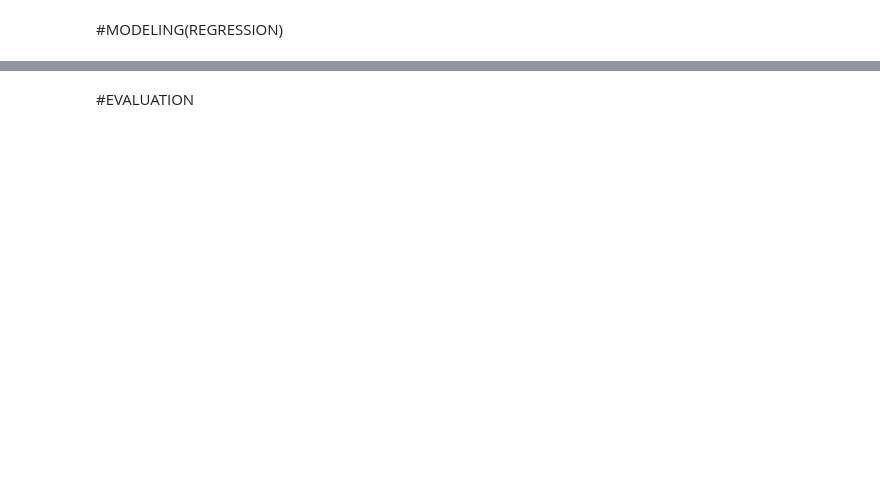
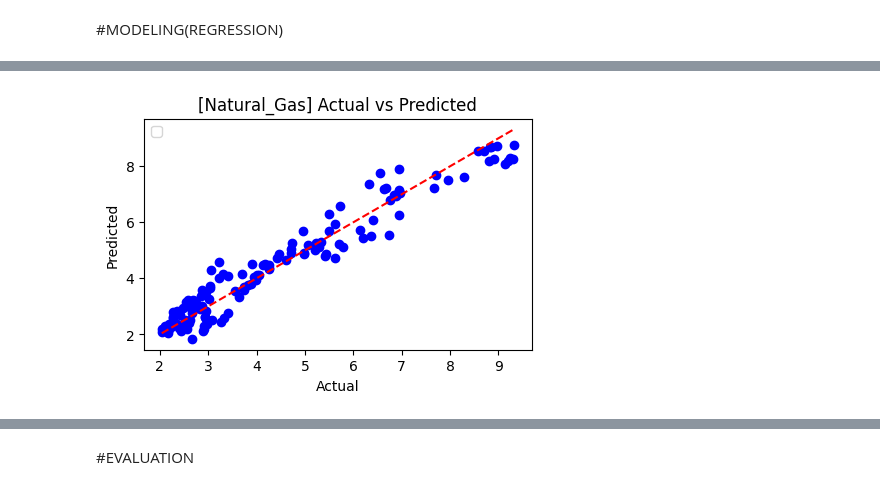
Before and after one commit to ccopenh1/3162-final-project, a Jupyter notebook: 3162_Final_Project_Group7.ipynb, the cells around one changed output, grey strips where cells are left out. Drawn from its saved outputs; the diff is of its cells as text; code cells hidden in the pictures; blank space fills up the shorter version.

```diff
--- a/3162_Final_Project_Group7.ipynb
+++ b/3162_Final_Project_Group7.ipynb
@@ -21,0 +436,20 @@ The dataset we will utilize for our project is sourced from an extensive examina
+# %%
+# Feature Engineering - Experiment 2
+
+# Type in column names for price and volume here for the asset you want to predict, will allow us to dynamically apply features to whichever column we are predicting
+for i in range(len(features_price)):
+    feature_name = features[i]
+    price_column = features_price[i]
+    volume_column = features_volume[i]
+
+    # Daily percentage price change/volume change. Price change, volume, and volume change will be features to use along with the others created to predict asset price
+    numeric_data_modified[f'{feature_name}_Price Change'] = numeric_data_modified[price_column].pct_change() * 100
+    numeric_data_modified[f'{feature_name}_Volume Change'] = numeric_data_modified[volume_column].pct_change() * 100
+
+    # Define SMA_50, SMA_200, and Relative Strength index for selected price column
+    numeric_data_modified[f'{feature_name}_SMA_50'] = numeric_data_modified[price_column].rolling(window=50).mean()
+    numeric_data_modified[f'{feature_name}_SMA_200'] = numeric_data_modified[price_column].rolling(window=200).mean()
+    numeric_data_modified[f'{feature_name}_RSI'] = talib.RSI(numeric_data_modified[price_column].values, timeperiod=14) # Talib install/import is at initial setup
+
+    # numeric_data_modified.drop(columns=[price_column], inplace=True)
+    # numeric_data_modified.drop(columns=[volume_column], inplace=True)
@@ -21,0 +462,61 @@ The dataset we will utilize for our project is sourced from an extensive examina
+# %%
+numeric_data_modified = numeric_data_modified.dropna()
+prediction_results2 = []
+
+for feature in features:
+    feature_name = feature
+
+    # Define features and target variable
+    X = numeric_data_modified[[f'{feature_name}_Price Change', f'{feature_name}_Volume Change', f'{feature_name}_SMA_50', f'{feature_name}_SMA_200', f'{feature_name}_RSI']]
+    y = numeric_data_modified[f'{feature_name}_Price']
+
+    # Split the data into training and testing sets
+    X_train, X_test, y_train, y_test = train_test_split(X, y, test_size=0.2, random_state=42)
+
+    # Replace infinite values with NaN - since Platinum_Volume Change has inf value
+    X_train.replace([np.inf, -np.inf], np.nan, inplace=True)
+    y_train.replace([np.inf, -np.inf], np.nan, inplace=True)
+
+    # Drop rows with NaN values
+    X_train.dropna(inplace=True)
+    y_train = y_train[X_train.index]  # Remove corresponding rows in y_train
+
+    # Initialize the Linear Regression model
+    model2 = LinearRegression()
+
+    # Train the model
+    model2.fit(X_train, y_train)
+
+    # Make predictions on the test set
+    y_pred = model2.predict(X_test)
+
+    # Evaluate the model
+    mse = mean_squared_error(y_test, y_pred)
+    rmse = mean_squared_error(y_test, y_pred, squared=False)
+    r_squared = r2_score(y_test, y_pred)
+
+    prediction_results2.append({
+        'Feature': feature_name,
+        'MSE': '{:.2f}'.format(mse),
+        'RMSE': '{:.2f}'.format(rmse),
+        'R-Squared': '{:.2f}'.format(r_squared)
+    })
+    # print(f'Mean Squared Error: {mse}')
+    # print(f'R^2 Score: {r_squared}')
+
+    # Plotting the actual vs predicted values
+    plt.figure(figsize=(5, 3))
+    plt.scatter(y_test, y_pred, color='blue')
+    plt.plot([y_test.min(), y_test.max()], [y_test.min(), y_test.max()], linestyle='--', color='red')
+    plt.xlabel('Actual')
+    plt.ylabel('Predicted')
+    plt.title(f'[{feature_name}] Actual vs Predicted')
+    plt.legend()
+    plt.show()
+
+    # Create a DataFrame to store actual and predicted values
+    # results = pd.DataFrame({'Actual': y_test, 'Predicted': y_pred, 'Difference': y_test - y_pred})
+    # results.head(25)
+
+prediction_df2 = pd.DataFrame(prediction_results2)
+# %% [output]
@@ -21,0 +524 @@ The dataset we will utilize for our project is sourced from an extensive examina
+[figure, added]
```
Also changed, not shown: parts of 51 cells of this notebook.
